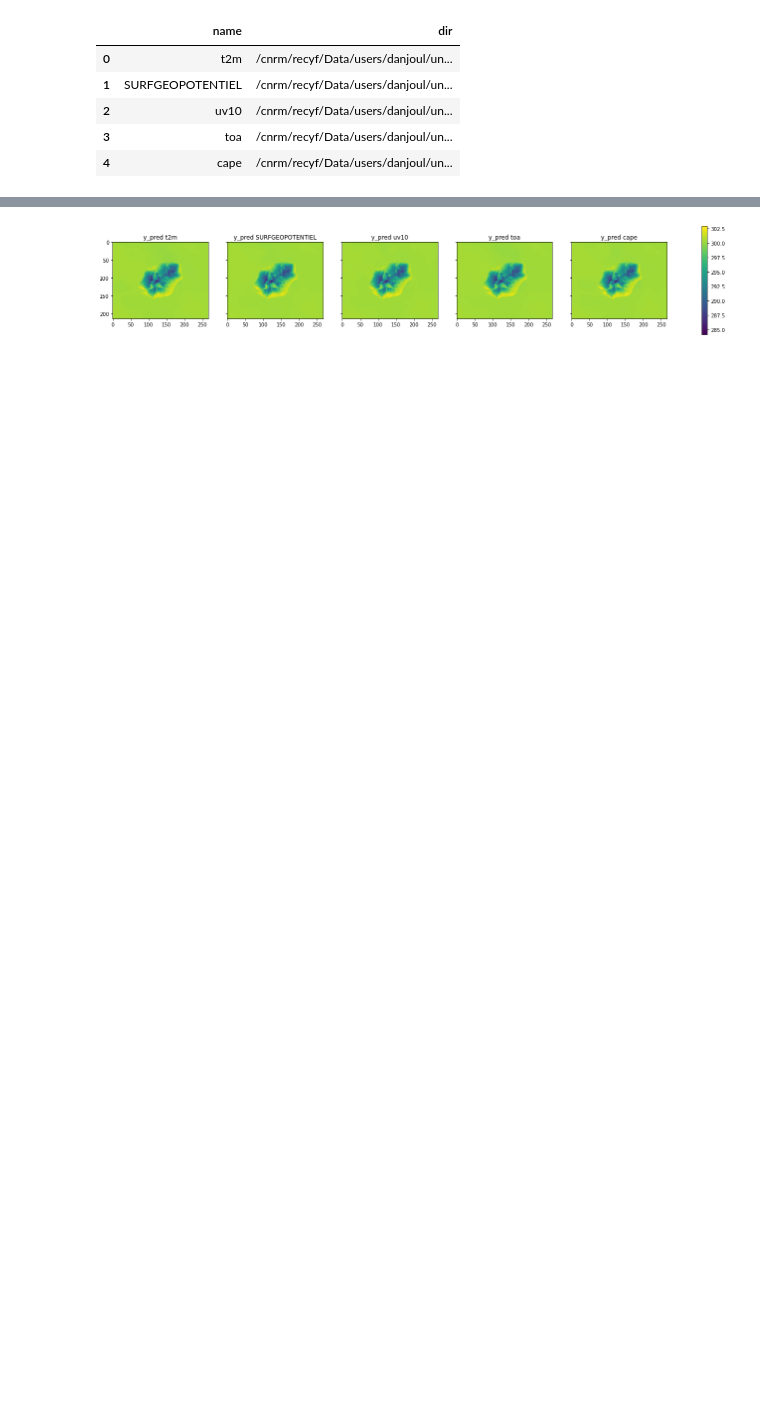
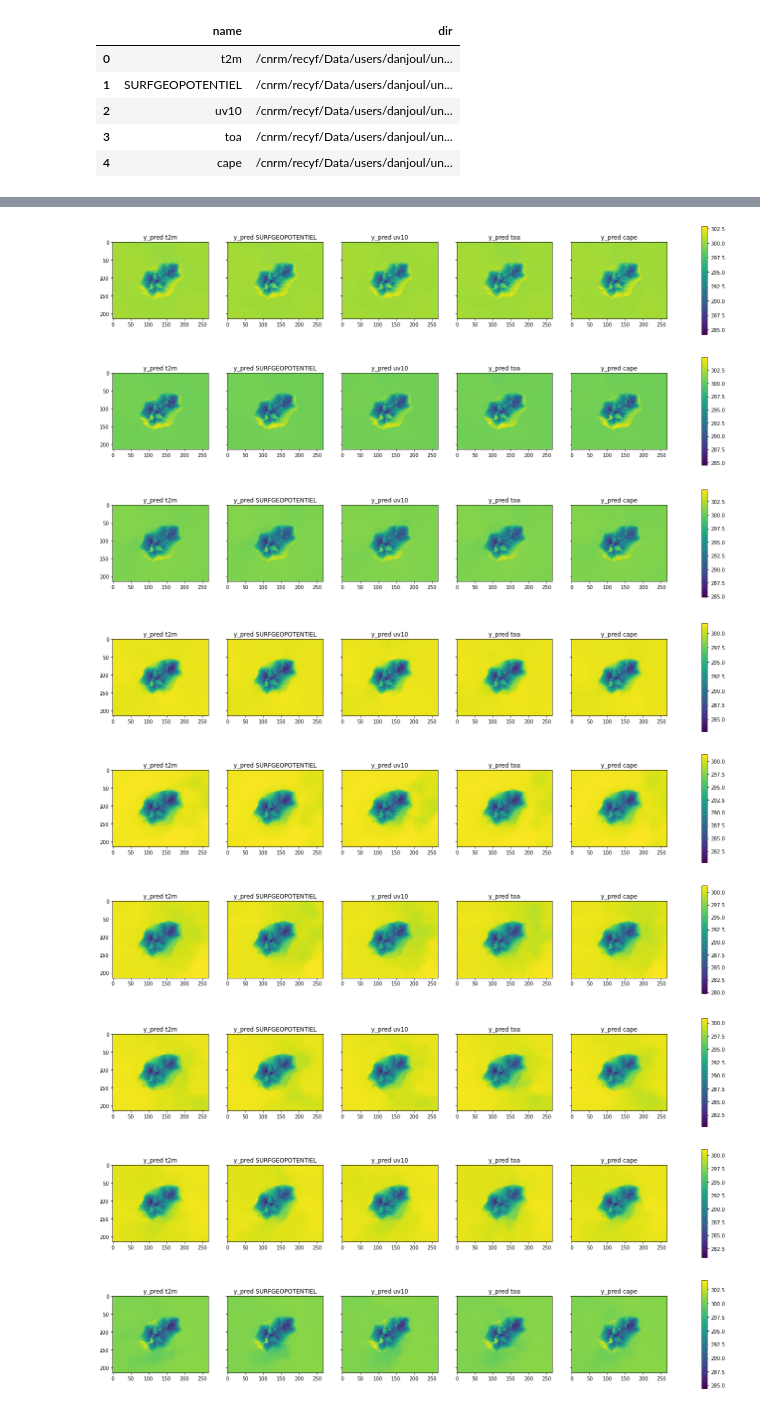
Before and after one commit to lorisdanjou/AromeDownscaling-unet-keras, a Jupyter notebook: plot_synthesis.ipynb, the cells around one changed output, grey strips where cells are left out. Drawn from its saved outputs; the diff is of its cells as text; code cells hidden in the pictures; blank space fills up the shorter version.

```diff
--- a/plot_synthesis.ipynb
+++ b/plot_synthesis.ipynb
@@ -86,7 +112,7 @@ missing day : 2022-05-24T00:00:00
 # %%
 # plot maps:
 def synthesis_score_maps(expes, dates_test, echeances, resample, data_test_location, baseline_location, param='t2m', full=False):
-    for k in range(1):
+    for k in range(10):
         if full:
             fig, axs = plt.subplots(nrows=4, ncols=len(expes), figsize=(5*len(expes), 16))
             images = []
@@ -131,7 +157,7 @@ def synthesis_score_maps(expes, dates_test, echeances, resample, data_test_locat
             fig.colorbar(images[0], ax=axs)
             # plt.savefig(output_dir + 'synthesis_' + str(k) + '_map.png')
 
-synthesis_score_maps(expes, dates_test, echeances, resample, data_test_location, baseline_location, param)
+synthesis_score_maps(expes, dates_test, echeances, resample, data_test_location, baseline_location, param, full=False)
 # %% [output]
 missing day : 2022-05-24T00:00:00
 missing day : 2022-05-24T00:00:00
@@ -141 +179,9 @@ missing day : 2022-05-24T00:00:00
 [figure]
+[figure, added]
+[figure, added]
+[figure, added]
+[figure, added]
+[figure, added]
+[figure, added]
+[figure, added]
+[figure, added]
```
Also changed, not shown: parts of 4 cells of this notebook, 2 other files.
